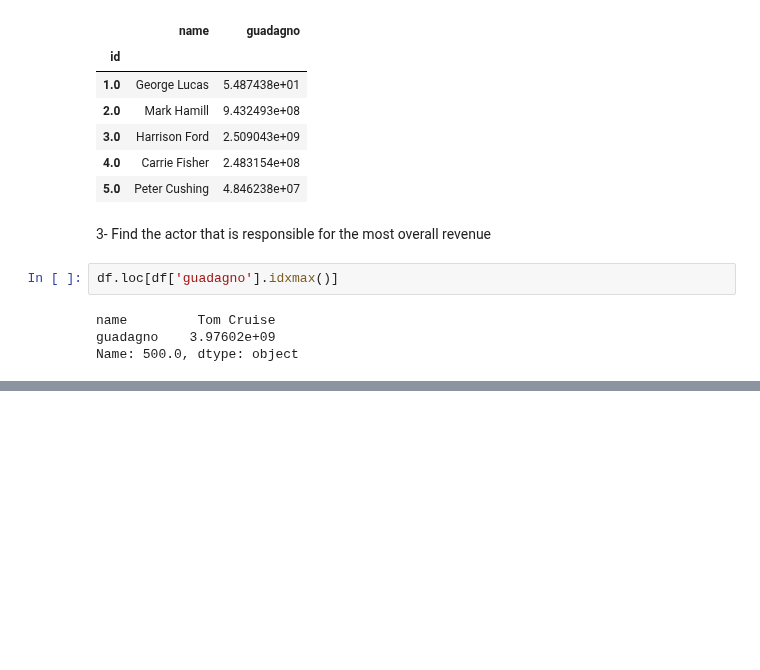
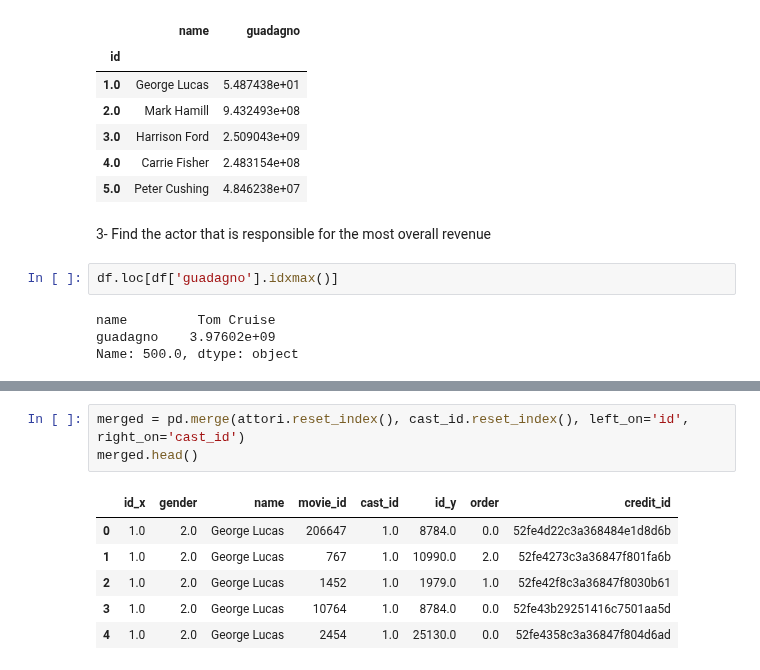
Before and after one commit to silviasantamaria/computerscience, a Jupyter notebook: NUOVO_PROJECT.ipynb, the cells around one changed output, grey strips where cells are left out. Cells and saved outputs as stored; diff of their text form; blank space fills up the shorter version.

```diff
--- a/NUOVO_PROJECT.ipynb
+++ b/NUOVO_PROJECT.ipynb
@@ -543,0 +566,10 @@ Name: 500.0, dtype: object
+# %%
+merged = pd.merge(attori.reset_index(), cast_id.reset_index(), left_on='id', right_on='cast_id')
+merged.head()
+# %% [output]
+|  | id_x | gender | name | movie_id | cast_id | id_y | order | credit_id |
+| 0 | 1.0 | 2.0 | George Lucas | 206647 | 1.0 | 8784.0 | 0.0 | 52fe4d22c3a368484e1d8d6b |
+| 1 | 1.0 | 2.0 | George Lucas | 767 | 1.0 | 10990.0 | 2.0 | 52fe4273c3a36847f801fa6b |
+| 2 | 1.0 | 2.0 | George Lucas | 1452 | 1.0 | 1979.0 | 1.0 | 52fe42f8c3a36847f8030b61 |
+| 3 | 1.0 | 2.0 | George Lucas | 10764 | 1.0 | 8784.0 | 0.0 | 52fe43b29251416c7501aa5d |
+| 4 | 1.0 | 2.0 | George Lucas | 2454 | 1.0 | 25130.0 | 0.0 | 52fe4358c3a36847f804d6ad |
```
Also changed, not shown: parts of 8 cells of this notebook.
